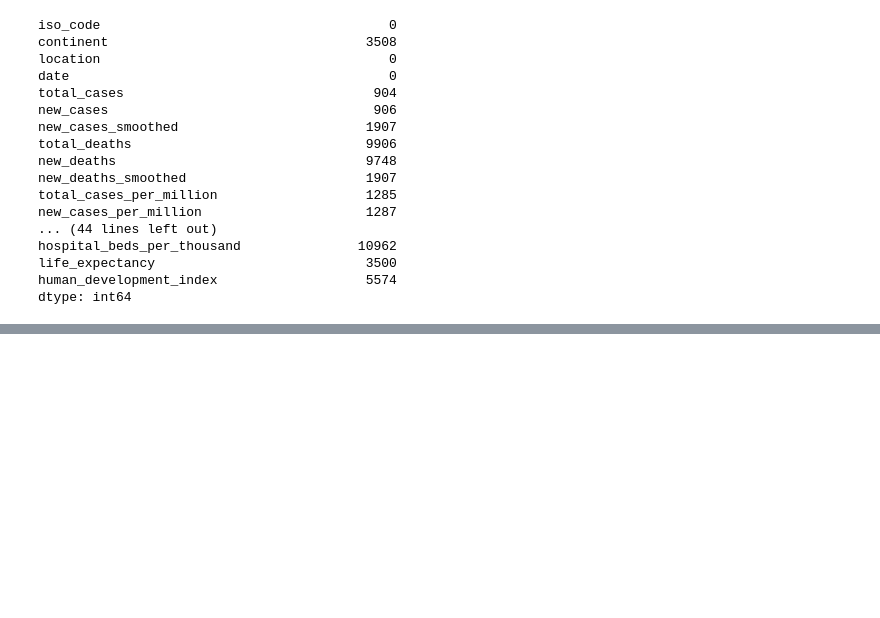
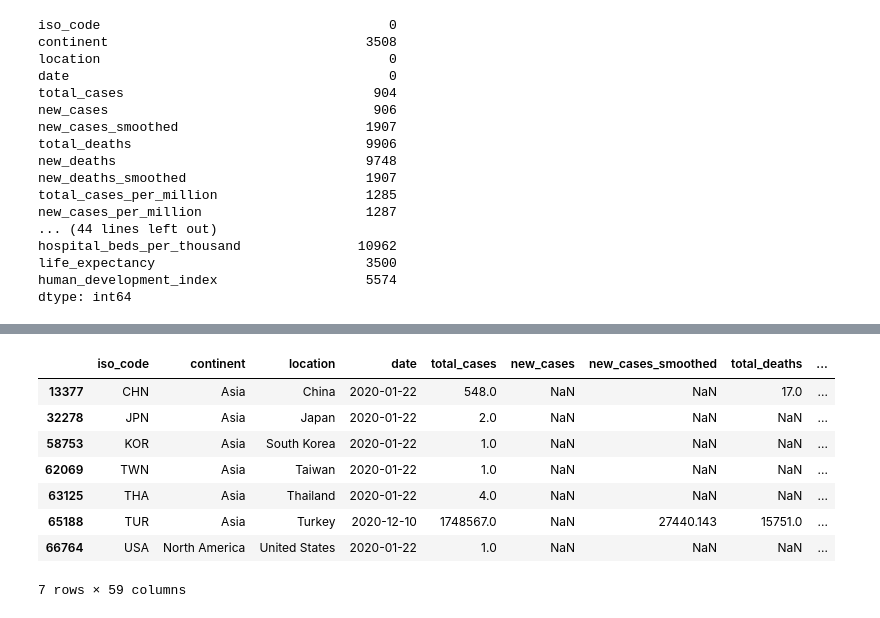
Before and after one commit to CGrannan/Covid-19-Project, a Jupyter notebook: Covid_19_stats.ipynb, the cells around one changed output, grey strips where cells are left out. Cells and saved outputs as stored; diff of their text form; code cells hidden in the pictures; blank space fills up the shorter version.

Commit message:
Preliminary data cleaning

```diff
--- a/Covid_19_stats.ipynb
+++ b/Covid_19_stats.ipynb
@@ -57,0 +62,12 @@ memory usage: 31.7+ MB
+# %%
+data[(data.total_cases > 0) & (data.new_cases.isna())]
+# %% [output]
+|  | iso_code | continent | location | date | total_cases | new_cases | new_cases_smoothed | total_deaths | ... |
+| 13377 | CHN | Asia | China | 2020-01-22 | 548.0 | NaN | NaN | 17.0 | ... |
+| 32278 | JPN | Asia | Japan | 2020-01-22 | 2.0 | NaN | NaN | NaN | ... |
+| 58753 | KOR | Asia | South Korea | 2020-01-22 | 1.0 | NaN | NaN | NaN | ... |
+| 62069 | TWN | Asia | Taiwan | 2020-01-22 | 1.0 | NaN | NaN | NaN | ... |
+| 63125 | THA | Asia | Thailand | 2020-01-22 | 4.0 | NaN | NaN | NaN | ... |
+| 65188 | TUR | Asia | Turkey | 2020-12-10 | 1748567.0 | NaN | 27440.143 | 15751.0 | ... |
+| 66764 | USA | North America | United States | 2020-01-22 | 1.0 | NaN | NaN | NaN | ... |
+7 rows × 59 columns
```
Also changed, not shown: parts of 13 cells of this notebook.
